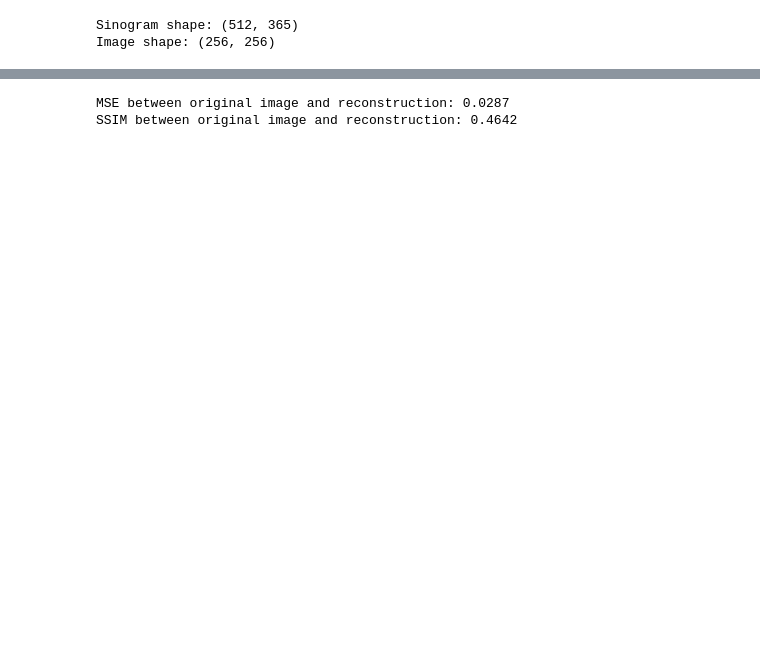
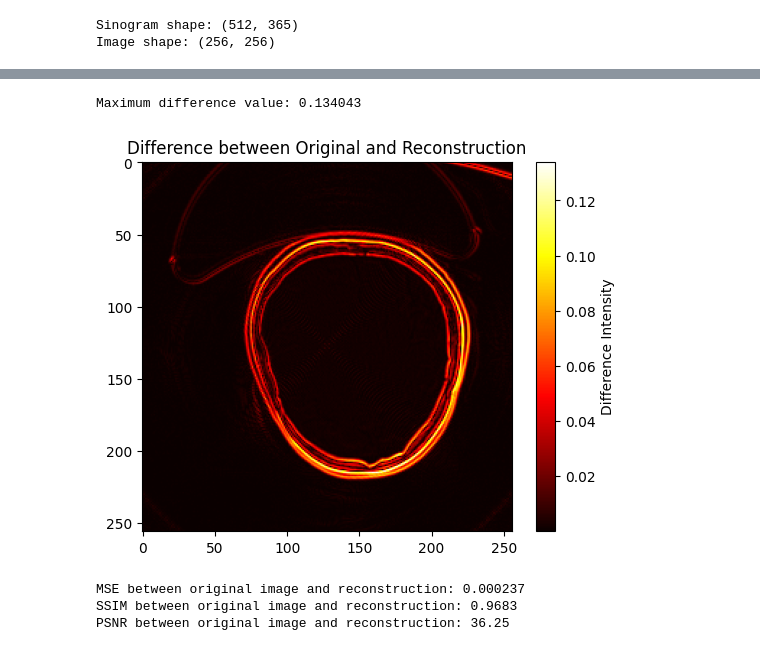
Before and after one commit to kam45x/TomoML, a Jupyter notebook: src/load_dataset.ipynb, the cells around one changed output, grey strips where cells are left out. Cells and saved outputs as stored; diff of their text form; code cells hidden in the pictures; blank space fills up the shorter version.

```diff
--- a/src/load_dataset.ipynb
+++ b/src/load_dataset.ipynb
@@ -151,0 +158,14 @@ plt.show()
+# %%
+# Compare original and reconstruction pixel by pixel
+
+difference = np.abs(image_rot.astype(np.float32) - reconstruction.astype(np.float32))
+
+print("Maximum difference value:", np.max(difference))
+
+plt.imshow(difference, cmap='hot')
+plt.title("Difference between Original and Reconstruction")
+plt.colorbar(label='Difference Intensity')
+plt.show()
+# %% [output]
+Maximum difference value: 0.134043
+[figure, added]
@@ -152,11 +180,14 @@ plt.show()
 # %%
 from skimage.metrics import structural_similarity as ssim
 
-mse_diff = np.mean((image - reconstruction) ** 2)
-ssim_value = ssim(image, reconstruction, data_range=image.max() - image.min())
+mse_diff = np.mean((image_rot - reconstruction) ** 2)
+ssim_value = ssim(image_rot, reconstruction, data_range=image_rot.max() - image_rot.min())
+psnr_value = calculate_psnr(image_rot, reconstruction, max_val=1.0)
 
-print(f"MSE between original image and reconstruction: {mse_diff:.4f}")
+print(f"MSE between original image and reconstruction: {mse_diff:.6f}")
 print(f"SSIM between original image and reconstruction: {ssim_value:.4f}")
+print(f"PSNR between original image and reconstruction: {psnr_value:.2f}")
 # %% [output]
-MSE between original image and reconstruction: 0.0287
-SSIM between original image and reconstruction: 0.4642
+MSE between original image and reconstruction: 0.000237
+SSIM between original image and reconstruction: 0.9683
+PSNR between original image and reconstruction: 36.25
```
Also changed, not shown: parts of 3 cells of this notebook, 7 other files.
